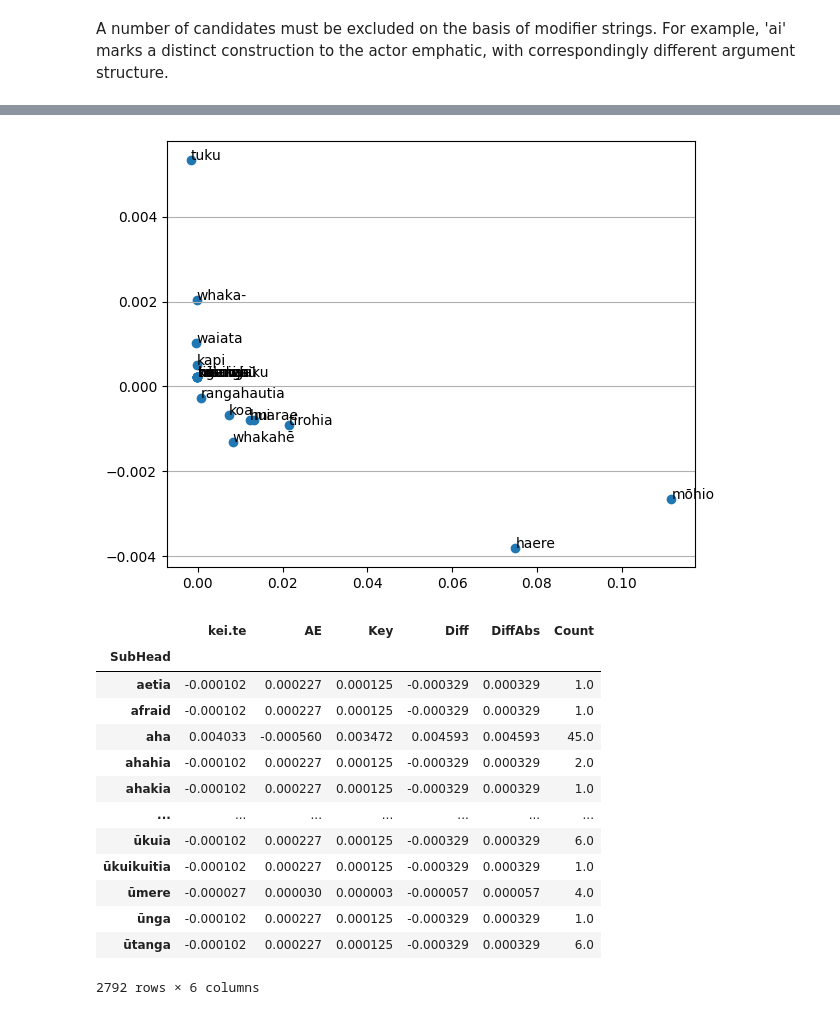
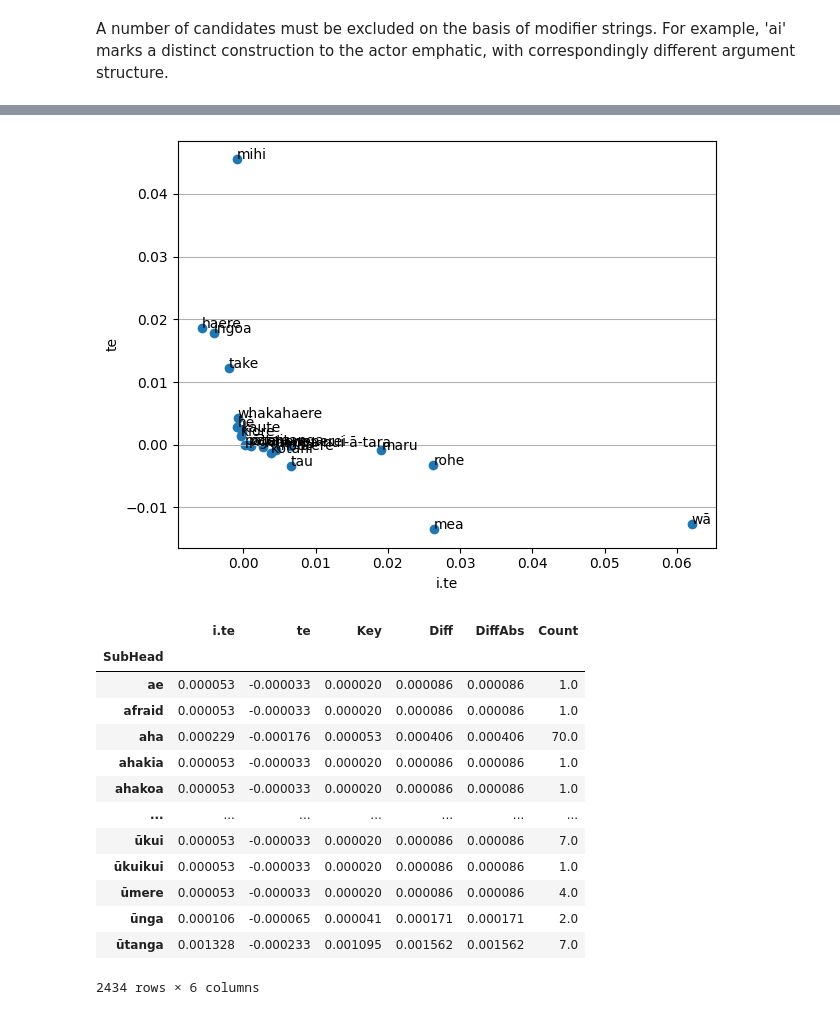
Before and after one commit to connor-taylorbrown/trm-parser, a Jupyter notebook: constructions.ipynb, the cells around one changed output, grey strips where cells are left out. Saved outputs shown, nothing was run; the diff lists cells and outputs as text; code cells hidden in the pictures.

```diff
--- a/constructions.ipynb
+++ b/constructions.ipynb
@@ -1247,0 +1248,8 @@ kia
+# %%
+te = pd.DataFrame()
+p = pairs[pairs['Head'].apply(lambda x: marker(x, 'te'))]
+te['SubHead'] = p['Head']
+te['Head'] = p['Modifier']
+te['Argument'] = p['Modifier']
+
+te
@@ -1303,6 +1326,7 @@ ae_markers = pd.concat([
     mark_constituent(kua, 'kua'),
     mark_constituent(kei_te, 'kei.te'),
     mark_constituent(i_te, 'i.te'),
+    mark_constituent(te, 'te'),
     mark_constituent(e, 'e-ana'),
     mark_constituent(kia, 'kia'),
     mark_constituent(collated[collated['Marker'] == 'nā'], 'nā'),
@@ -1330,8 +1354,8 @@ ae_markers
 from scipy.special import rel_entr
 
 
-# ae_orders['AE'] = ae_orders.drop(['AE', 'ka', 'kua', 'kei.te', 'i.te', 'e-ana', 'kia'], axis=1, errors='ignore').sum(axis=1)
-ae_markers['AE'] = ae_markers.drop(['AE', 'ka', 'kua', 'kei.te', 'i.te', 'e-ana', 'kia'], axis=1, errors='ignore').sum(axis=1)
+# ae_orders['AE'] = ae_orders.drop(['AE', 'ka', 'kua', 'kei.te', 'i.te', 'te', 'e-ana', 'kia'], axis=1, errors='ignore').sum(axis=1)
+ae_markers['AE'] = ae_markers.drop(['AE', 'ka', 'kua', 'kei.te', 'i.te', 'te', 'e-ana', 'kia'], axis=1, errors='ignore').sum(axis=1)
 
 # counts = ae_orders.sum(axis=1)
 counts = ae_markers.sum(axis=1)
@@ -1353,19 +1377,21 @@ plt.show()
 # %%
 items = pd.DataFrame()
-p = 'kei.te'
-q = 'AE'
+p = 'i.te'
+q = 'te'
 items[p] = rel_entr(p_verb[p], p_verb[q])
 items[q] = rel_entr(p_verb[q], p_verb[p])
 
 sample = items.sample(20, weights=items.sum(axis=1))
 plt.scatter(sample[p], sample[q])
 for i, txt in enumerate(sample.index):
     plt.annotate(txt, (sample[p].iloc[i], sample[q].iloc[i]))
 
 plt.grid(axis='y')
+plt.xlabel(p)
+plt.ylabel(q)
 plt.tight_layout()
 # %% [output]
-[figure, old version]
+[figure, new version]
 # %%
 items['Key'] = items[p] + items[q]
 items['Diff'] = items[p] - items[q]
@@ -1374,20 +1400,20 @@ items['Count'] = counts
 
 items
 # %% [output]
-|  | kei.te | AE | Key | Diff | DiffAbs | Count |
+|  | i.te | te | Key | Diff | DiffAbs | Count |
 | SubHead |  |  |  |  |  |  |
-| aetia | -0.000102 | 0.000227 | 0.000125 | -0.000329 | 0.000329 | 1.0 |
-| afraid | -0.000102 | 0.000227 | 0.000125 | -0.000329 | 0.000329 | 1.0 |
-| aha | 0.004033 | -0.000560 | 0.003472 | 0.004593 | 0.004593 | 45.0 |
-| ahahia | -0.000102 | 0.000227 | 0.000125 | -0.000329 | 0.000329 | 2.0 |
-| ahakia | -0.000102 | 0.000227 | 0.000125 | -0.000329 | 0.000329 | 1.0 |
+| ae | 0.000053 | -0.000033 | 0.000020 | 0.000086 | 0.000086 | 1.0 |
+| afraid | 0.000053 | -0.000033 | 0.000020 | 0.000086 | 0.000086 | 1.0 |
+| aha | 0.000229 | -0.000176 | 0.000053 | 0.000406 | 0.000406 | 70.0 |
+| ahakia | 0.000053 | -0.000033 | 0.000020 | 0.000086 | 0.000086 | 1.0 |
+| ahakoa | 0.000053 | -0.000033 | 0.000020 | 0.000086 | 0.000086 | 1.0 |
 | ... | ... | ... | ... | ... | ... | ... |
-| ūkuia | -0.000102 | 0.000227 | 0.000125 | -0.000329 | 0.000329 | 6.0 |
-| ūkuikuitia | -0.000102 | 0.000227 | 0.000125 | -0.000329 | 0.000329 | 1.0 |
-| ūmere | -0.000027 | 0.000030 | 0.000003 | -0.000057 | 0.000057 | 4.0 |
-| ūnga | -0.000102 | 0.000227 | 0.000125 | -0.000329 | 0.000329 | 1.0 |
-| ūtanga | -0.000102 | 0.000227 | 0.000125 | -0.000329 | 0.000329 | 6.0 |
+| ūkui | 0.000053 | -0.000033 | 0.000020 | 0.000086 | 0.000086 | 7.0 |
+| ūkuikui | 0.000053 | -0.000033 | 0.000020 | 0.000086 | 0.000086 | 1.0 |
+| ūmere | 0.000053 | -0.000033 | 0.000020 | 0.000086 | 0.000086 | 4.0 |
+| ūnga | 0.000106 | -0.000065 | 0.000041 | 0.000171 | 0.000171 | 2.0 |
+| ūtanga | 0.001328 | -0.000233 | 0.001095 | 0.001562 | 0.001562 | 7.0 |
-2792 rows × 6 columns
+2434 rows × 6 columns
 # %%
 plt.scatter(items['Count'], items['DiffAbs'])
 plt.xlabel('Count')
```
Also changed, not shown: parts of 58 cells of this notebook, 1 other file.
